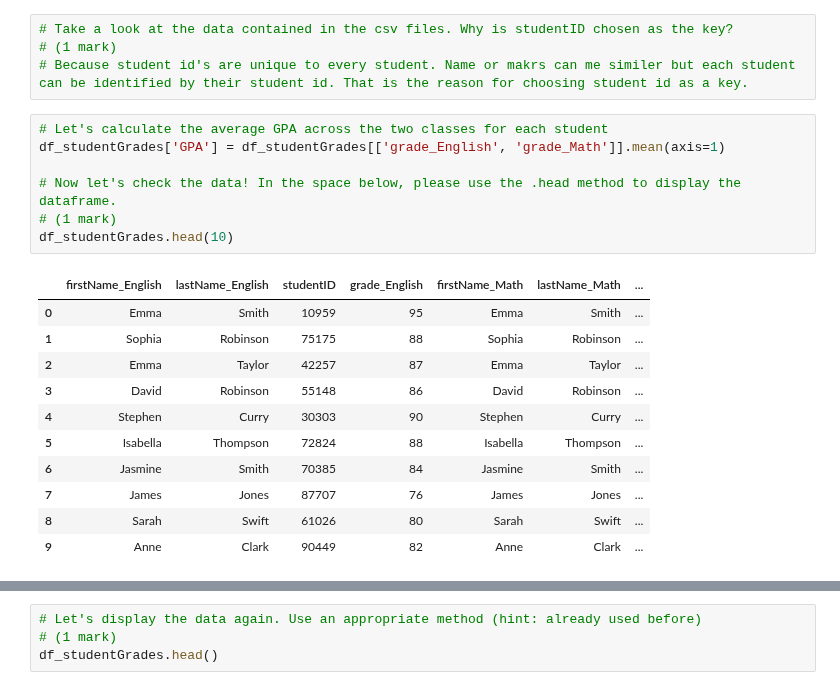
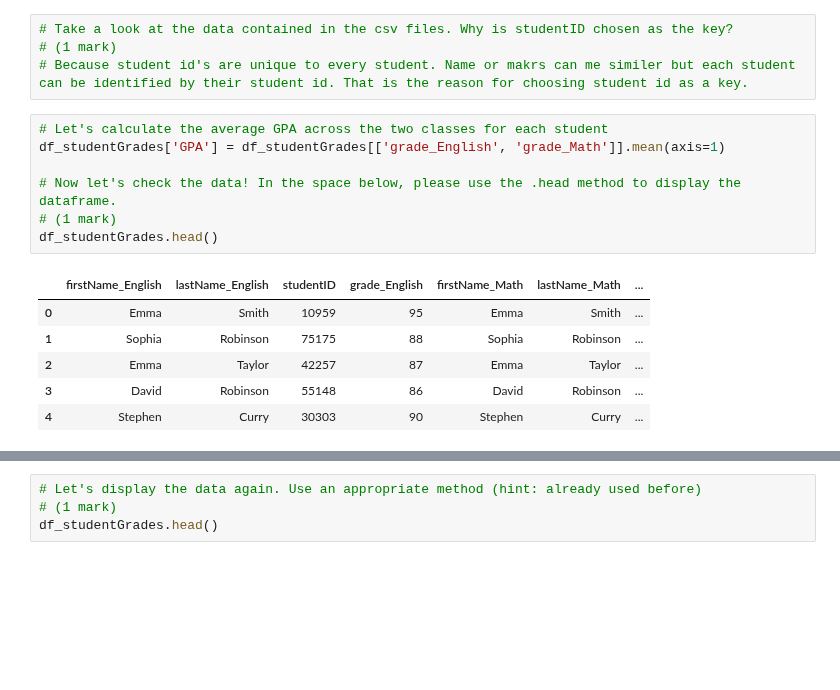
Before and after one commit to azizaahsan1/engg680_2024_fall, a Jupyter notebook: Lab_Assignment1/StudentGradeManagementSystem.ipynb, the cells around one changed output, grey strips where cells are left out. Cells and saved outputs as stored; diff of their text form; blank space fills up the shorter version.

```diff
--- a/Lab_Assignment1/StudentGradeManagementSystem.ipynb
+++ b/Lab_Assignment1/StudentGradeManagementSystem.ipynb
@@ -86,22 +82,17 @@ print(df_studentGrades)
 # %%
 # Let's calculate the average GPA across the two classes for each student
 df_studentGrades['GPA'] = df_studentGrades[['grade_English', 'grade_Math']].mean(axis=1)
 
 # Now let's check the data! In the space below, please use the .head method to display the dataframe.
 # (1 mark)
-df_studentGrades.head(10)
+df_studentGrades.head()
 # %% [output]
 |  | firstName_English | lastName_English | studentID | grade_English | firstName_Math | lastName_Math | ... |
 | 0 | Emma | Smith | 10959 | 95 | Emma | Smith | ... |
 | 1 | Sophia | Robinson | 75175 | 88 | Sophia | Robinson | ... |
 | 2 | Emma | Taylor | 42257 | 87 | Emma | Taylor | ... |
 | 3 | David | Robinson | 55148 | 86 | David | Robinson | ... |
 | 4 | Stephen | Curry | 30303 | 90 | Stephen | Curry | ... |
-| 5 | Isabella | Thompson | 72824 | 88 | Isabella | Thompson | ... |
-| 6 | Jasmine | Smith | 70385 | 84 | Jasmine | Smith | ... |
-| 7 | James | Jones | 87707 | 76 | James | Jones | ... |
-| 8 | Sarah | Swift | 61026 | 80 | Sarah | Swift | ... |
-| 9 | Anne | Clark | 90449 | 82 | Anne | Clark | ... |
 # %%
 # Do you notice a problem? The rows for first name and last name have been duplicated!
 # .drop(columns=['<column_name1>','<column_name2>'] is a Pandas method that can be used to drop columns.
```
Also changed, not shown: parts of 26 cells of this notebook.
